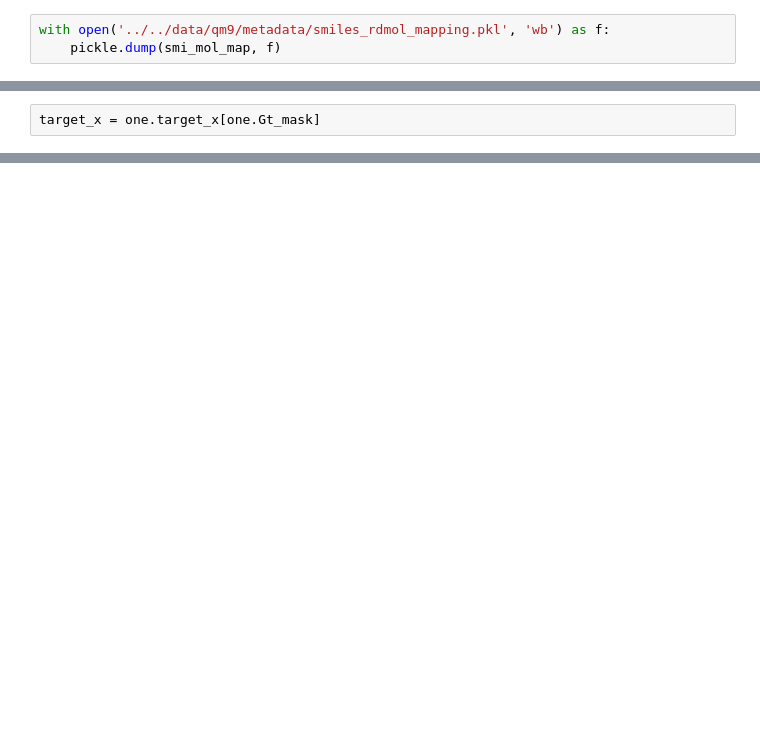
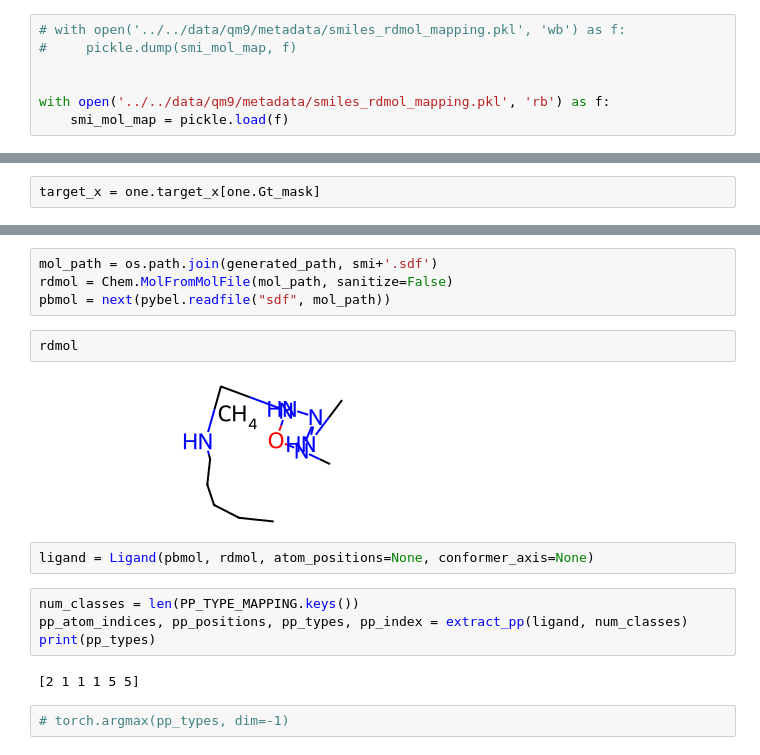
Before and after one commit to conghaowang/PP2Drug, a Jupyter notebook: src/notebooks/pp_matching.ipynb, the cells around one changed output, grey strips where cells are left out. Saved outputs shown, nothing was run; the diff lists cells and outputs as text; blank space fills up the shorter version.

```diff
--- a/src/notebooks/pp_matching.ipynb
+++ b/src/notebooks/pp_matching.ipynb
@@ -82,6 +70,10 @@ len(smi_mol_map.keys())
 # %%
-with open('../../data/qm9/metadata/smiles_rdmol_mapping.pkl', 'wb') as f:
-    pickle.dump(smi_mol_map, f)
+# with open('../../data/qm9/metadata/smiles_rdmol_mapping.pkl', 'wb') as f:
+#     pickle.dump(smi_mol_map, f)
+
+
+with open('../../data/qm9/metadata/smiles_rdmol_mapping.pkl', 'rb') as f:
+    smi_mol_map = pickle.load(f)
 # %%
 test_dataset, test_loader = load_qm9_data(root='../../data/qm9', split='test', batch_size=1)
 # %%
@@ -233,0 +292,18 @@ gen_pp_info
+# %%
+mol_path = os.path.join(generated_path, smi+'.sdf')
+rdmol = Chem.MolFromMolFile(mol_path, sanitize=False)
+pbmol = next(pybel.readfile("sdf", mol_path))
+# %%
+rdmol
+# %% [output]
+[figure, added]
+# %%
+ligand = Ligand(pbmol, rdmol, atom_positions=None, conformer_axis=None)
+# %%
+num_classes = len(PP_TYPE_MAPPING.keys())
+pp_atom_indices, pp_positions, pp_types, pp_index = extract_pp(ligand, num_classes)
+print(pp_types)
+# %% [output]
+[2 1 1 1 5 5]
+# %%
+# torch.argmax(pp_types, dim=-1)
```
Also changed, not shown: parts of 32 cells of this notebook, 2 other files.
